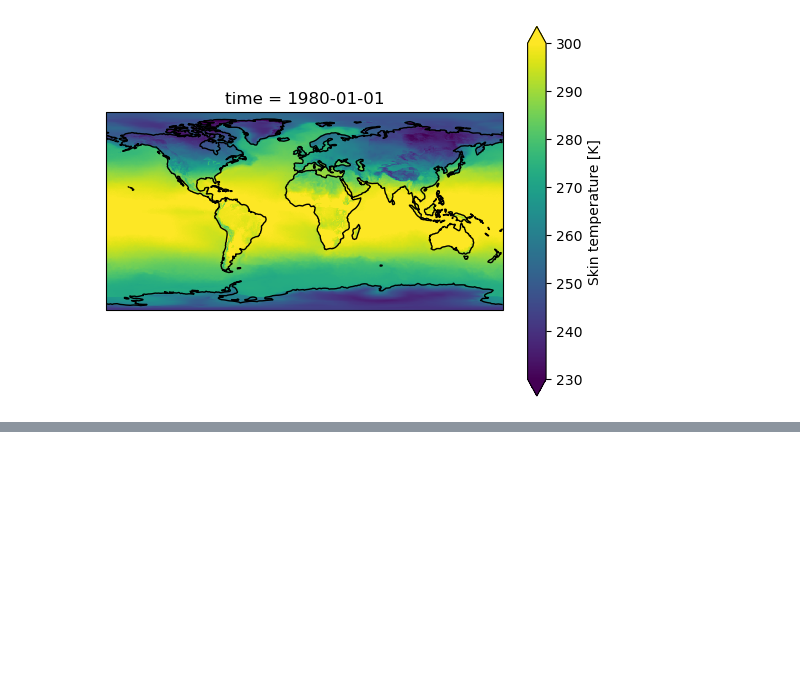
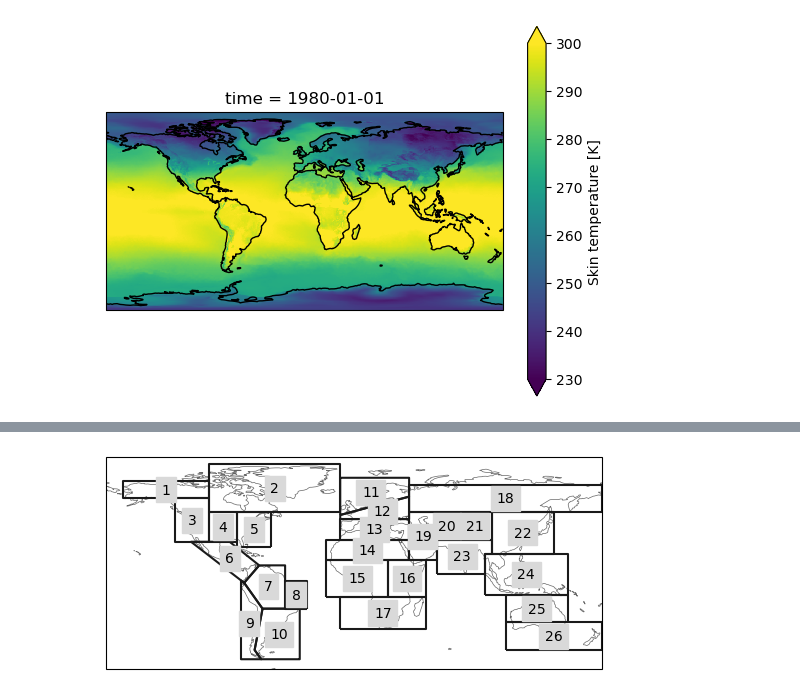
Before and after one commit to rubeenalonso/Practicas-Predictia, a Jupyter notebook: Tarea.ipynb, the cells around one changed output, grey strips where cells are left out. Saved outputs shown, nothing was run; the diff lists cells and outputs as text; code cells hidden in the pictures; blank space fills up the shorter version.

```diff
--- a/Tarea.ipynb
+++ b/Tarea.ipynb
@@ -119,0 +140,3 @@ ax.coastlines()
+# %%
+srex = regionmask.defined_regions.srex
+srex
@@ -119,0 +162,4 @@ ax.coastlines()
+# %%
+srex.plot();
+# %% [output]
+[figure, added]
```
Also changed, not shown: parts of 8 cells of this notebook.
